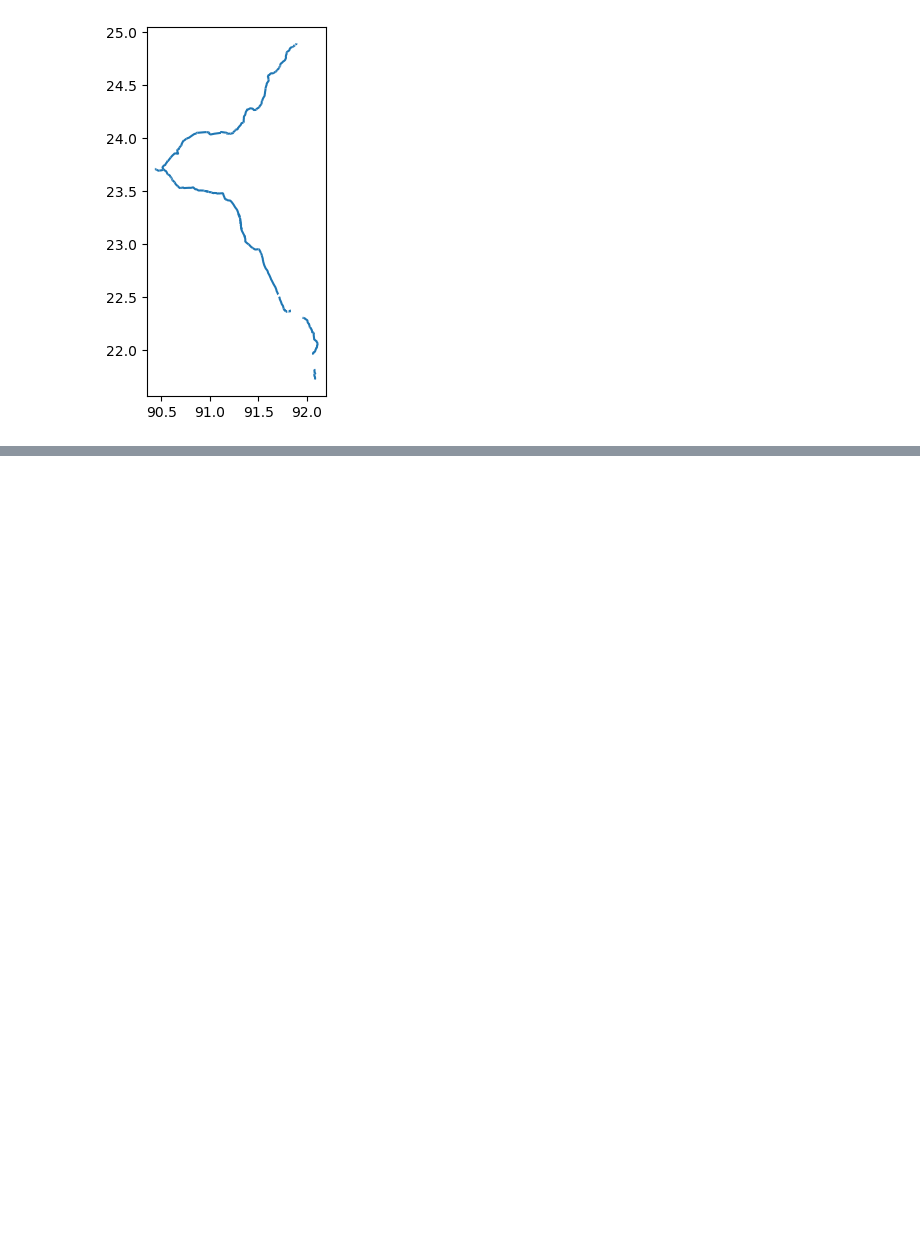
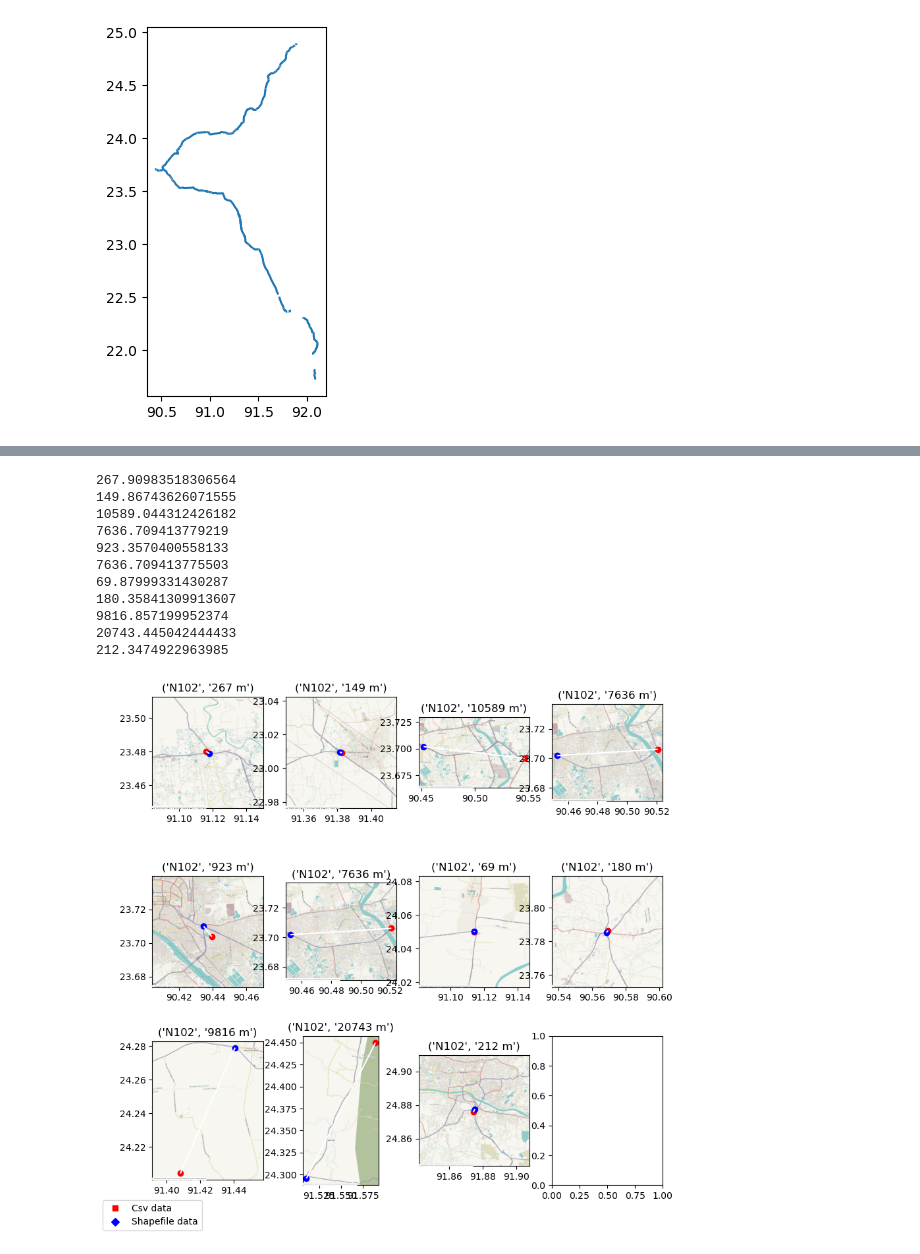
Before and after one commit to mlmoleman/EPA133a-G07-A3, a Jupyter notebook: model/Bonus_assignment.ipynb, the cells around one changed output, grey strips where cells are left out. Cells and saved outputs as stored; diff of their text form; code cells hidden in the pictures; blank space fills up the shorter version.

```diff
--- a/model/Bonus_assignment.ipynb
+++ b/model/Bonus_assignment.ipynb
@@ -147,0 +195,2 @@ gpd.GeoSeries(Intersect_points,crs="4326").plot(ax=ax)
+# %%
+ shape_file_intersects=shape_file_intersects[~shape_file_intersects.apply(lambda x: isinstance(x, MultiPoint))]
@@ -147,0 +235,3 @@ gpd.GeoSeries(Intersect_points,crs="4326").plot(ax=ax)
+# %%
+for pair in final_pair:
+    print(pair)
@@ -147,0 +257,39 @@ gpd.GeoSeries(Intersect_points,crs="4326").plot(ax=ax)
+# %%
+
+transformer = Transformer.from_crs('EPSG:4326', 'EPSG:3857', always_xy=True)
+# %%
+fig,ax=plt.subplots(3,4,figsize=(10,10))
+ax =ax.flatten()
+ax_count =0
+dict_length = {}
+orginal = mlines.Line2D([], [], color='red', marker='s', ls='', label='Csv data')
+shapefile = mlines.Line2D([], [], color='blue', marker='D', ls='', label='Shapefile data')
+
+for index, pair in enumerate(final_pair):
+    line = LineString([pair[0],pair[1]])
+    line_length= sp_ops.transform(transformer.transform ,line).length
+    print(line_length)
+    gpd.GeoSeries(pair[0],crs="EPSG:4326").plot(ax=ax[index],color="red")
+    gpd.GeoSeries(pair[1],crs="EPSG:4326").plot(ax=ax[index],color="blue")
+    gpd.GeoSeries(line,crs   ="EPSG:4326").plot(ax=ax[index],color="white")
+    gpd.GeoSeries(buffer(line.centroid,0.03),crs   ="EPSG:4326").plot(ax=ax[index],color="pink",alpha=0)
+    cx.add_basemap(ax=ax[index],crs="EPSG:4326",attribution_size=0)
+    if index == 8:
+        ax[index].legend(handles=[orginal, shapefile],loc="lower center",bbox_to_anchor=(0.0, -0.4, 0.0, 0.0))
+    ax[index].title.set_text((df_sections["Unnamed: 0"][0],f"{int(line_length)} m"))
+    ax_count =ax_count+1
+    dict_length[df_sections["Unnamed: 0"][index]]=line_length/1000
+plt.show()
+# %% [output]
+267.90983518306564
+149.86743626071555
+10589.044312426182
+7636.709413779219
+923.3570400558133
+7636.709413775503
+69.87999331430287
+180.35841309913607
+9816.857199952374
+20743.445042444433
+212.3474922963985
+[figure, added]
```
Also changed, not shown: parts of 37 cells of this notebook, 6 other files.
